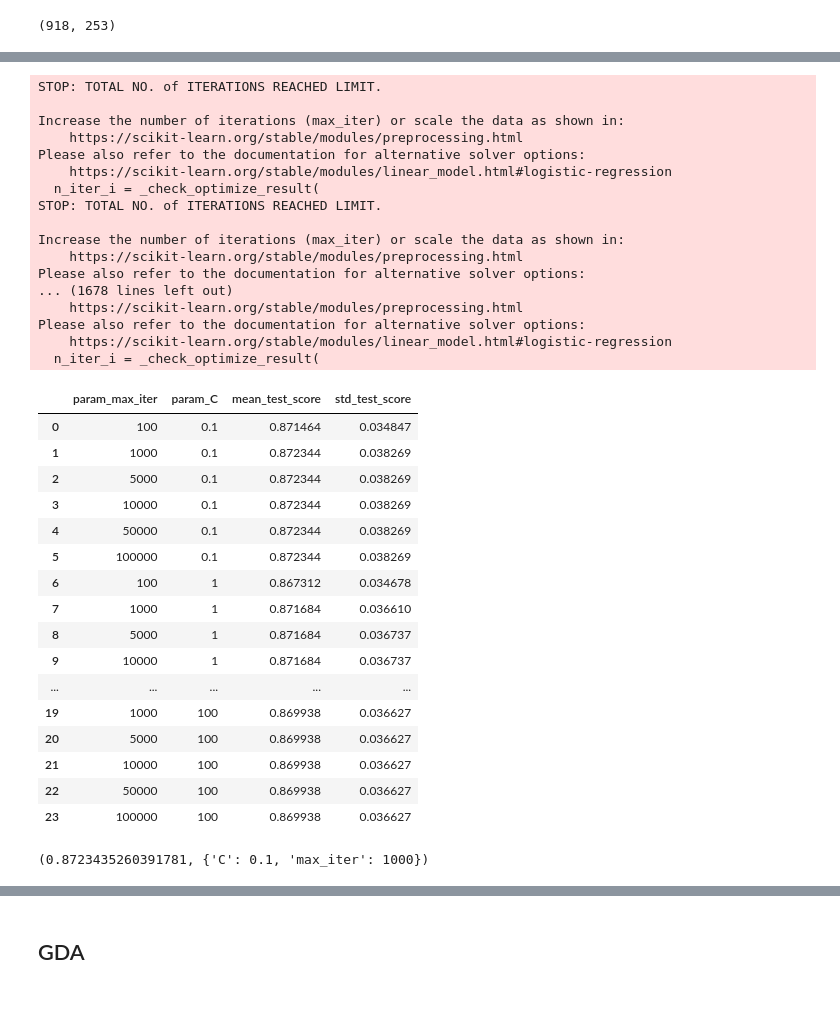
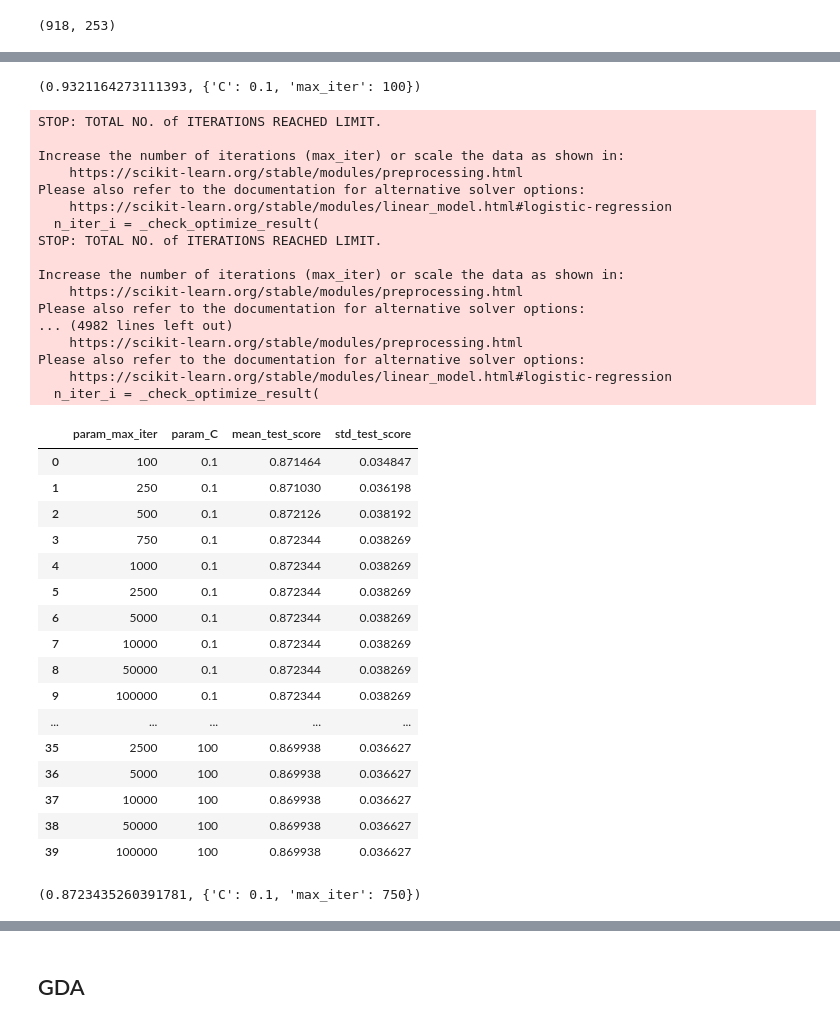
Before and after one commit to MichaelPlug/FDS_Project_HFD, a Jupyter notebook: Project_notebook.ipynb, the cells around one changed output, grey strips where cells are left out. Saved outputs shown, nothing was run; the diff lists cells and outputs as text; code cells hidden in the pictures.

```diff
--- a/Project_notebook.ipynb
+++ b/Project_notebook.ipynb
@@ -1103,3 +1232,7 @@ clf.best_score_, clf.best_params_
+# %%
+clf.best_score_, clf.best_params_
+# %% [output]
+(0.9321164273111393, {'C': 0.1, 'max_iter': 100})
 # %%
 #dataset
 X_df_extraC = df_extraC.drop('HeartDisease', axis=1)
@@ -1119,53 +1252,53 @@ K=10
 repeats=5
 cv = RepeatedKFold(n_splits=K, n_repeats=repeats, random_state=0)
 clf = GridSearchCV(LogisticRegression(),{
-    'max_iter' : [100, 1000,5000,10000,50000,100000],
+    'max_iter' : [100, 250, 500, 750, 1000,2500, 5000,10000,50000,100000],
     'C': [0.1,1, 10,100],
 }, cv=cv,scoring='accuracy')
 
 
 clf.fit(X_df_extraC, y_extraC)
 clf.cv_results_
 
 
 res = pd.DataFrame(clf.cv_results_)
 res[['param_max_iter','param_C','mean_test_score','std_test_score']]
 # %% [output]
 STOP: TOTAL NO. of ITERATIONS REACHED LIMIT.
 
 Increase the number of iterations (max_iter) or scale the data as shown in:
     https://scikit-learn.org/stable/modules/preprocessing.html
 Please also refer to the documentation for alternative solver options:
     https://scikit-learn.org/stable/modules/linear_model.html#logistic-regression
   n_iter_i = _check_optimize_result(
 STOP: TOTAL NO. of ITERATIONS REACHED LIMIT.
 
 Increase the number of iterations (max_iter) or scale the data as shown in:
     https://scikit-learn.org/stable/modules/preprocessing.html
 Please also refer to the documentation for alternative solver options:
-... (1678 lines left out)
+... (4982 lines left out)
     https://scikit-learn.org/stable/modules/preprocessing.html
 Please also refer to the documentation for alternative solver options:
     https://scikit-learn.org/stable/modules/linear_model.html#logistic-regression
   n_iter_i = _check_optimize_result(
 |  | param_max_iter | param_C | mean_test_score | std_test_score |
 | 0 | 100 | 0.1 | 0.871464 | 0.034847 |
-| 1 | 1000 | 0.1 | 0.872344 | 0.038269 |
-| 2 | 5000 | 0.1 | 0.872344 | 0.038269 |
-| 3 | 10000 | 0.1 | 0.872344 | 0.038269 |
-| 4 | 50000 | 0.1 | 0.872344 | 0.038269 |
-| 5 | 100000 | 0.1 | 0.872344 | 0.038269 |
-| 6 | 100 | 1 | 0.867312 | 0.034678 |
-| 7 | 1000 | 1 | 0.871684 | 0.036610 |
-| 8 | 5000 | 1 | 0.871684 | 0.036737 |
-| 9 | 10000 | 1 | 0.871684 | 0.036737 |
+| 1 | 250 | 0.1 | 0.871030 | 0.036198 |
+| 2 | 500 | 0.1 | 0.872126 | 0.038192 |
+| 3 | 750 | 0.1 | 0.872344 | 0.038269 |
+| 4 | 1000 | 0.1 | 0.872344 | 0.038269 |
+| 5 | 2500 | 0.1 | 0.872344 | 0.038269 |
+| 6 | 5000 | 0.1 | 0.872344 | 0.038269 |
+| 7 | 10000 | 0.1 | 0.872344 | 0.038269 |
+| 8 | 50000 | 0.1 | 0.872344 | 0.038269 |
+| 9 | 100000 | 0.1 | 0.872344 | 0.038269 |
 | ... | ... | ... | ... | ... |
-| 19 | 1000 | 100 | 0.869938 | 0.036627 |
-| 20 | 5000 | 100 | 0.869938 | 0.036627 |
-| 21 | 10000 | 100 | 0.869938 | 0.036627 |
-| 22 | 50000 | 100 | 0.869938 | 0.036627 |
-| 23 | 100000 | 100 | 0.869938 | 0.036627 |
+| 35 | 2500 | 100 | 0.869938 | 0.036627 |
+| 36 | 5000 | 100 | 0.869938 | 0.036627 |
+| 37 | 10000 | 100 | 0.869938 | 0.036627 |
+| 38 | 50000 | 100 | 0.869938 | 0.036627 |
+| 39 | 100000 | 100 | 0.869938 | 0.036627 |
 # %%
 clf.best_score_, clf.best_params_
 # %% [output]
-(0.8723435260391781, {'C': 0.1, 'max_iter': 1000})
+(0.8723435260391781, {'C': 0.1, 'max_iter': 750})
```
Also changed, not shown: parts of 47 cells of this notebook.
